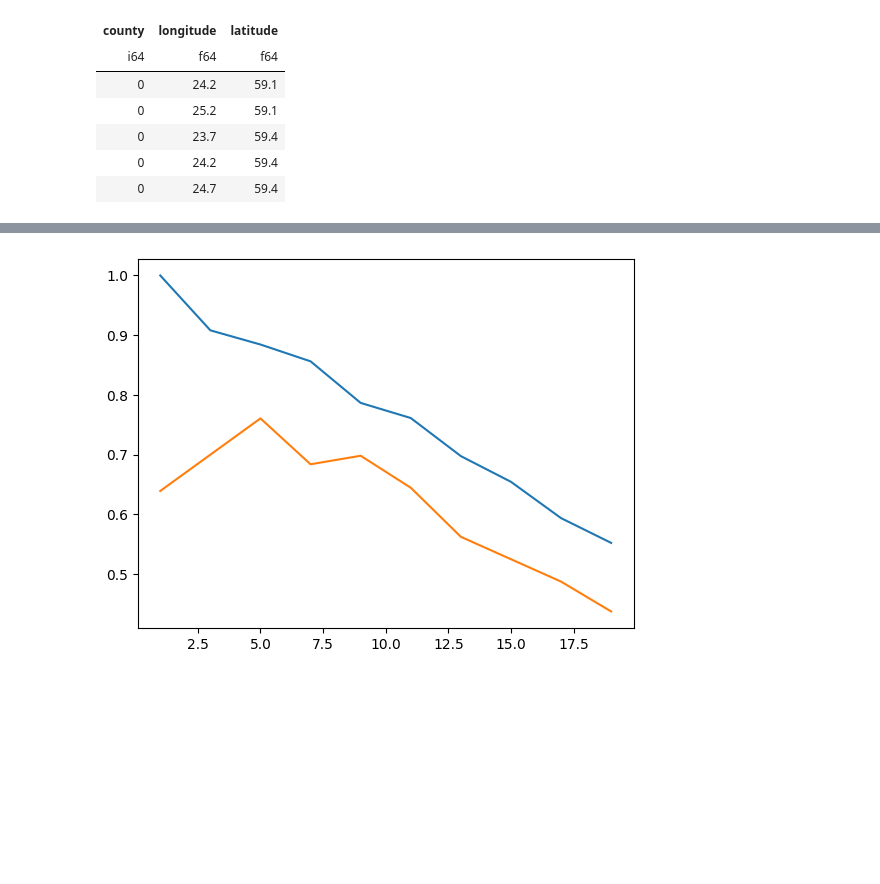
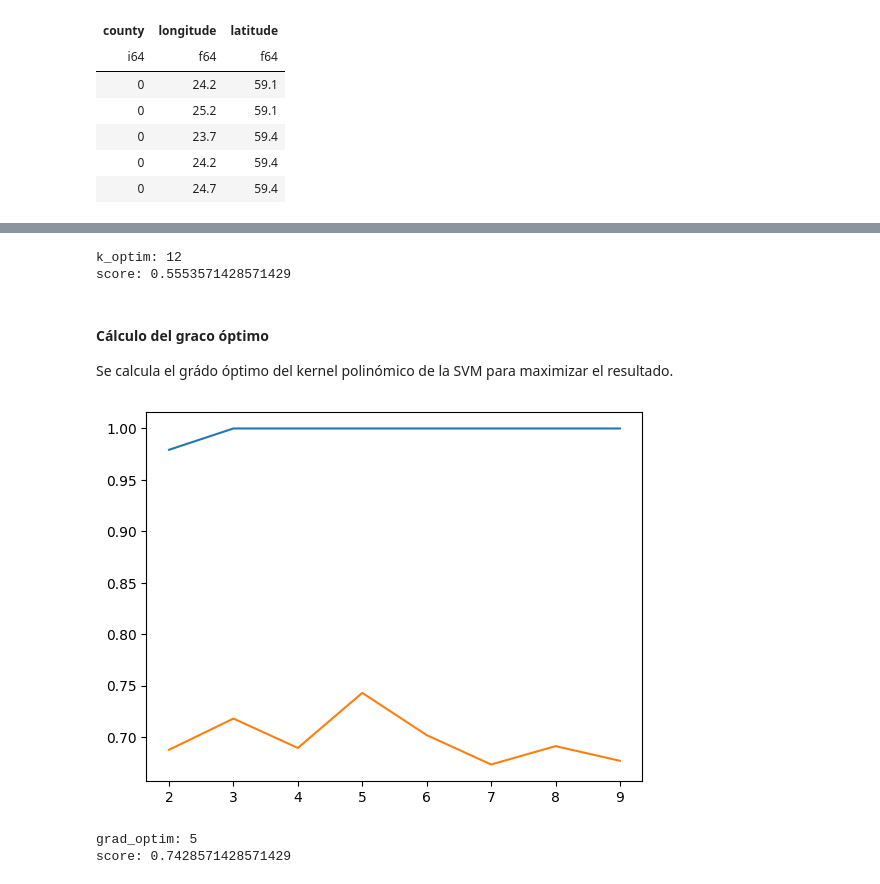
Before and after one commit to pabbuen/TFG-ProduccionElectrica, a Jupyter notebook: codigo/notebooks/preprocesamiento.ipynb, the cells around one changed output, grey strips where cells are left out. Drawn from its saved outputs; the diff is of its cells as text; code cells hidden in the pictures; blank space fills up the shorter version.

```diff
--- a/codigo/notebooks/preprocesamiento.ipynb
+++ b/codigo/notebooks/preprocesamiento.ipynb
@@ -97,7 +98,8 @@ X = dfs["county_lon_lats"].drop("county")
 y = dfs["county_lon_lats"]["county"].to_numpy()
 
 # Escalado de X para entrenamiento del modelo
-X_scl = MinMaxScaler().fit_transform(X)
+scaler = MinMaxScaler()
+X_scl = scaler.fit_transform(X)
 
 # Número de clusters o regiones
 n_clusters = np.arange(start=1, stop=15)
@@ -109,28 +202,24 @@ train_scores = np.array([])
 test_scores = np.array([])
 
 for i in n_clusters:
-
     fold_train_scores = np.array([])
     fold_test_scores = np.array([])
 
-    for train_idx, test_idx in skf.split(X_scl, y):
+    for train_idx, test_idx in skf.split(X, y):
         X_train, X_test = X_scl[train_idx], X_scl[test_idx]
         y_train, y_test = y[train_idx], y[test_idx]
 
-        km = KMeans(n_clusters=i)
-
-        km.fit(X_train, y_train)
+        model = kmedias_moda(i)
+        model.fit(X_train, y_train)
 
         fold_train_scores = np.append(
             fold_train_scores,
-            accuracy_score(y_train, km.predict(X_train))
-            #km.score(X_train, y_train)
+            model.score(X_train, y_train)
         )
 
         fold_test_scores = np.append(
             fold_test_scores,
-            accuracy_score(y_test, km.predict(X_test))
-            #km.score(X_test, y_test)
+            model.score(X_test, y_test)
         )
 
     train_scores = np.append(train_scores, fold_train_scores.mean())
@@ -144,36 +233,57 @@ plt.show()
+# %%
+k_optim = n_clusters[test_scores == test_scores.max()].item()
+score = test_scores.max()
+print(f"k_optim: {k_optim}\nscore: {score}")
+# %% [output]
+k_optim: 12
+score: 0.5553571428571429
+# %% [markdown]
+#### Cálculo del graco óptimo
+Se calcula el grádo óptimo del kernel polinómico de la SVM
+para maximizar el resultado.
 # %%
+grados = np.arange(start=2, stop=10)
 train_scores = np.array([])
 test_scores = np.array([])
 
-for i in n_neighbors:
+for i in grados:
     fold_train_scores = np.array([])
     fold_test_scores = np.array([])
 
-    for train_idx, test_idx in skf.split(X_scl, y):
+    for train_idx, test_idx in skf.split(X, y):
         X_train, X_test = X_scl[train_idx], X_scl[test_idx]
         y_train, y_test = y[train_idx], y[test_idx]
 
-        knn = KNeighborsClassifier(n_neighbors=i)
+        # Capa oculta RFB
+        model = oculta_rbf(k_optim)
+        model.fit(X_train)
 
-        knn.fit(X_train, y_train)
+        # SVM
+        svm = SVC(kernel='poly', degree=i)
+        svm.fit(model.predict(X_train), y_train)
 
         fold_train_scores = np.append(
             fold_train_scores,
-            accuracy_score(y_train, knn.predict(X_train))
-            #knn.score(X_train, y_train)
+            svm.score(model.predict(X_train), y_train)
         )
 
         fold_test_scores = np.append(
             fold_test_scores,
-            accuracy_score(y_test, knn.predict(X_test))
-            #knn.score(X_test, y_test)
+            svm.score(model.predict(X_test), y_test)
         )
 
     train_scores = np.append(train_scores, fold_train_scores.mean())
     test_scores = np.append(test_scores, fold_test_scores.mean())
 # %%
-plt.plot(n_neighbors, train_scores)
-plt.plot(n_neighbors, test_scores)
+plt.plot(grados, train_scores)
+plt.plot(grados, test_scores)
 plt.show()
 # %% [output]
-[figure, old version]
+[figure, new version]
+# %%
+grad_optim = grados[test_scores == test_scores.max()].item()
+score = test_scores.max()
+print(f"grad_optim: {grad_optim}\nscore: {score}")
+# %% [output]
+grad_optim: 5
+score: 0.7428571428571429
```
Also changed, not shown: parts of 19 cells of this notebook.
